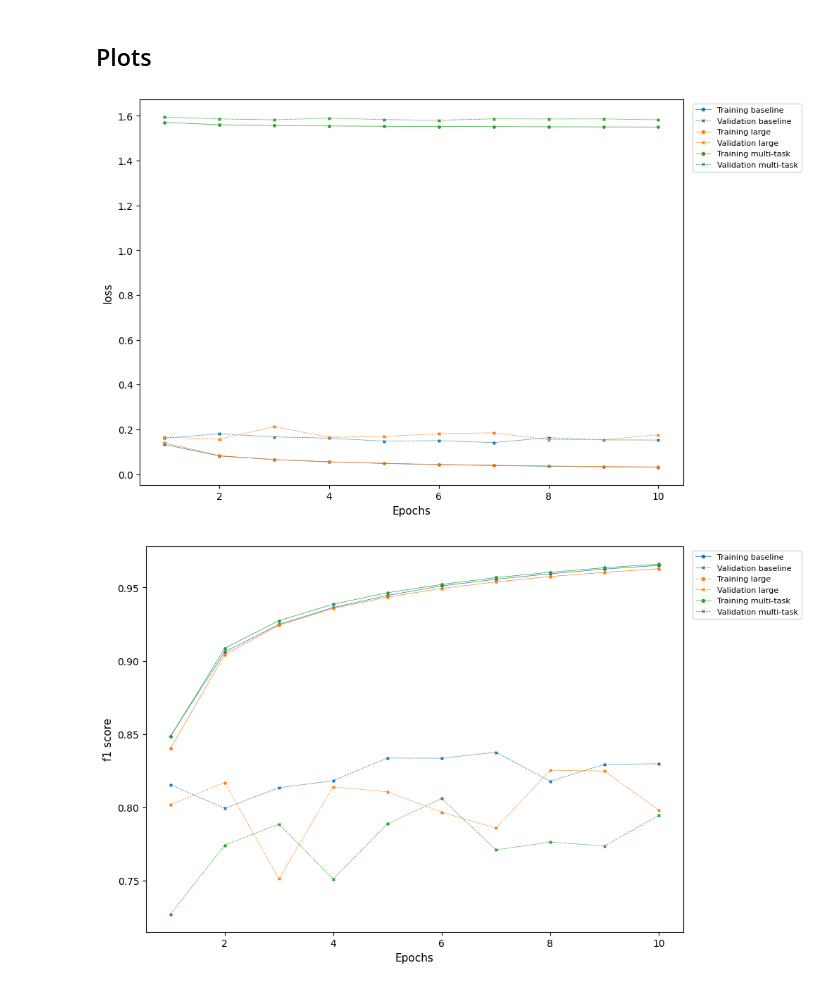
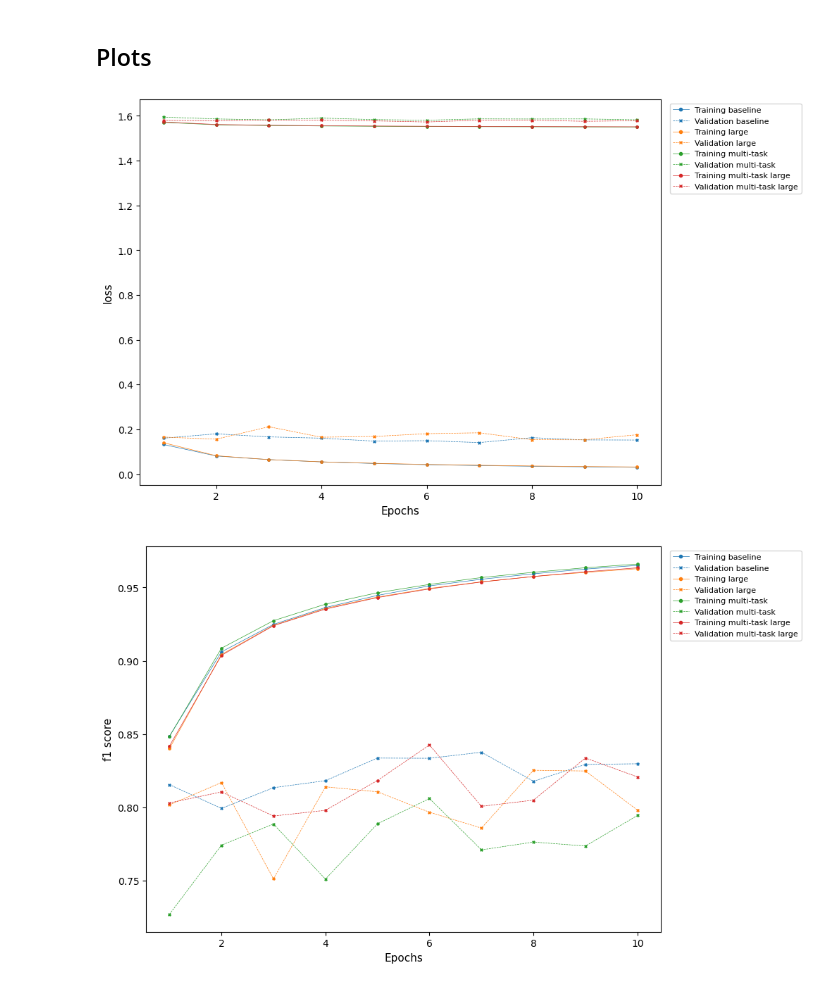
Before and after one commit to MEskerod/StructUnet, a Jupyter notebook: experiments/RNAUnet_experiment3.ipynb, the cells around one changed output. Saved outputs shown, nothing was run; the diff lists cells and outputs as text; code cells hidden in the pictures.

Commit message:
Finished experiment3

```diff
--- a/experiments/RNAUnet_experiment3.ipynb
+++ b/experiments/RNAUnet_experiment3.ipynb
@@ -321,7 +321,7 @@ class RNA_Unet_multi_large(nn.Module):
         num_channels: length of the one-hot encoding vector
         num_hidden_channels: number of channels in the hidden layers of both encoder and decoder
         """
-        super(RNA_Unet_multi, self).__init__()
+        super(RNA_Unet_multi_large, self).__init__()
 
         self.negative_slope = negative_slope
 
@@ -677,4 +678,4 @@ Epoch [5/10], Loss: 1.5536, Validation: 1.5834
 ## Multi-task learning large
 # %%
 modeldict = ("multi-task large", RNA_Unet_multi_large())
-df = fit_model(modeldict, loss_weight = 0.5, output_file = '/content/drive/MyDrive/results/RNAunet_experiment3.csv', df = df)
+df = fit_model(modeldict, loss_weight = 0.8, output_file = '/content/drive/MyDrive/results/RNAunet_experiment3.csv', df = df)
@@ -681,8 +701,8 @@ df = fit_model(modeldict, loss_weight = 0.5, output_file = '/content/drive/MyDri
 # %% [markdown]
 ## Plots
 # %%
-utils.plot_loss_curves(df)#, output_file = '/content/drive/MyDrive/figures/RNAunet_experiment3_loss.png')
-utils.plot_f1_curves(df)#, output_file = '/content/drive/MyDrive/figures/RNAunet_experiment3_f1.png')
+utils.plot_loss_curves(df, output_file = '/content/drive/MyDrive/figures/RNAunet_experiment3_loss.png')
+utils.plot_f1_curves(df, output_file = '/content/drive/MyDrive/figures/RNAunet_experiment3_f1.png')
 # %% [output]
-[figure, old version]
+[figure, new version]
-[figure, old version]
+[figure, new version]
```
Also changed, not shown: parts of 2 cells of this notebook.
